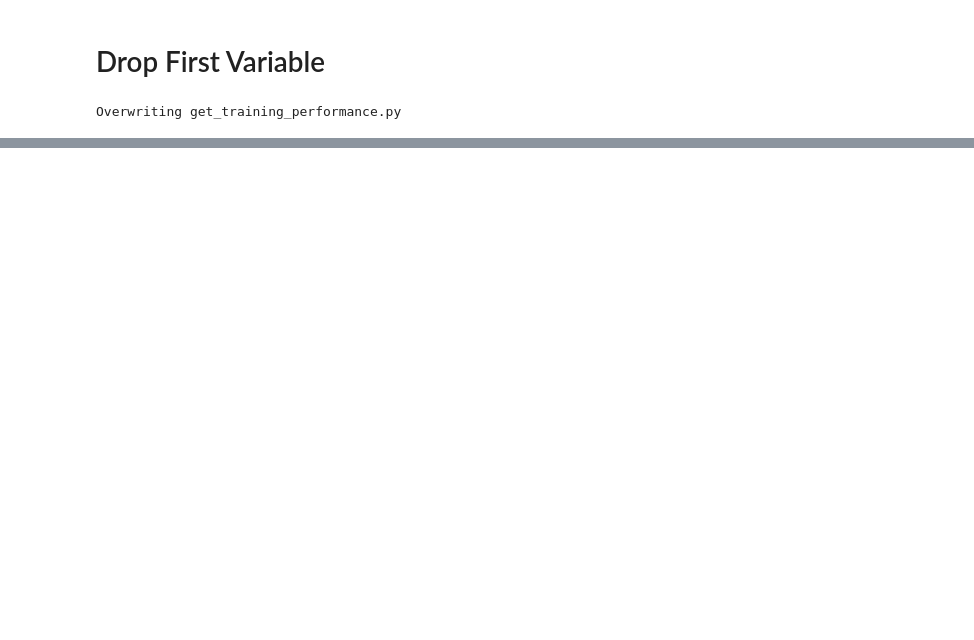
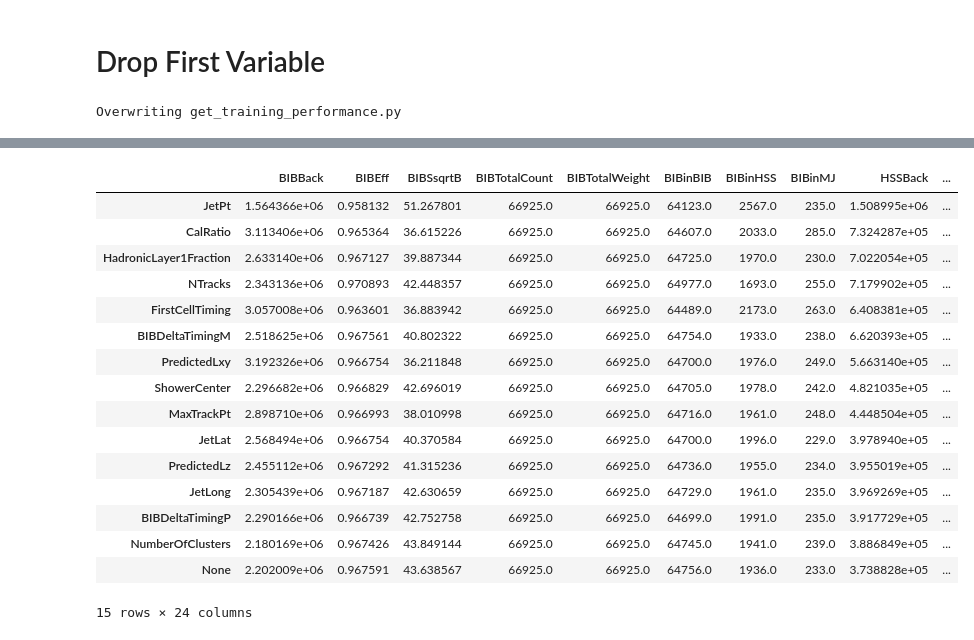
Before and after one commit to gordonwatts/JetCutStudies, a Jupyter notebook: notebooks/Training Variables.ipynb, the cells around one changed output, grey strips where cells are left out. Cells and saved outputs as stored; diff of their text form; code cells hidden in the pictures; blank space fills up the shorter version.

```diff
--- a/notebooks/Training Variables.ipynb
+++ b/notebooks/Training Variables.ipynb
@@ -305,0 +247,20 @@ r_drop_forth.sort_values("HSSSsqrtB")[['HSSSsqrtB', 'HSSinHSS', 'MJinHSS', 'BIBi
+# %%
+r_full[-1]
+# %% [output]
+|  | BIBBack | BIBEff | BIBSsqrtB | BIBTotalCount | BIBTotalWeight | BIBinBIB | BIBinHSS | BIBinMJ | HSSBack | ... |
+| JetPt | 1.564366e+06 | 0.958132 | 51.267801 | 66925.0 | 66925.0 | 64123.0 | 2567.0 | 235.0 | 1.508995e+06 | ... |
+| CalRatio | 3.113406e+06 | 0.965364 | 36.615226 | 66925.0 | 66925.0 | 64607.0 | 2033.0 | 285.0 | 7.324287e+05 | ... |
+| HadronicLayer1Fraction | 2.633140e+06 | 0.967127 | 39.887344 | 66925.0 | 66925.0 | 64725.0 | 1970.0 | 230.0 | 7.022054e+05 | ... |
+| NTracks | 2.343136e+06 | 0.970893 | 42.448357 | 66925.0 | 66925.0 | 64977.0 | 1693.0 | 255.0 | 7.179902e+05 | ... |
+| FirstCellTiming | 3.057008e+06 | 0.963601 | 36.883942 | 66925.0 | 66925.0 | 64489.0 | 2173.0 | 263.0 | 6.408381e+05 | ... |
+| BIBDeltaTimingM | 2.518625e+06 | 0.967561 | 40.802322 | 66925.0 | 66925.0 | 64754.0 | 1933.0 | 238.0 | 6.620393e+05 | ... |
+| PredictedLxy | 3.192326e+06 | 0.966754 | 36.211848 | 66925.0 | 66925.0 | 64700.0 | 1976.0 | 249.0 | 5.663140e+05 | ... |
+| ShowerCenter | 2.296682e+06 | 0.966829 | 42.696019 | 66925.0 | 66925.0 | 64705.0 | 1978.0 | 242.0 | 4.821035e+05 | ... |
+| MaxTrackPt | 2.898710e+06 | 0.966993 | 38.010998 | 66925.0 | 66925.0 | 64716.0 | 1961.0 | 248.0 | 4.448504e+05 | ... |
+| JetLat | 2.568494e+06 | 0.966754 | 40.370584 | 66925.0 | 66925.0 | 64700.0 | 1996.0 | 229.0 | 3.978940e+05 | ... |
+| PredictedLz | 2.455112e+06 | 0.967292 | 41.315236 | 66925.0 | 66925.0 | 64736.0 | 1955.0 | 234.0 | 3.955019e+05 | ... |
+| JetLong | 2.305439e+06 | 0.967187 | 42.630659 | 66925.0 | 66925.0 | 64729.0 | 1961.0 | 235.0 | 3.969269e+05 | ... |
+| BIBDeltaTimingP | 2.290166e+06 | 0.966739 | 42.752758 | 66925.0 | 66925.0 | 64699.0 | 1991.0 | 235.0 | 3.917729e+05 | ... |
+| NumberOfClusters | 2.180169e+06 | 0.967426 | 43.849144 | 66925.0 | 66925.0 | 64745.0 | 1941.0 | 239.0 | 3.886849e+05 | ... |
+| None | 2.202009e+06 | 0.967591 | 43.638567 | 66925.0 | 66925.0 | 64756.0 | 1936.0 | 233.0 | 3.738828e+05 | ... |
+15 rows × 24 columns
```
Also changed, not shown: parts of 27 cells of this notebook, 1 other file.
